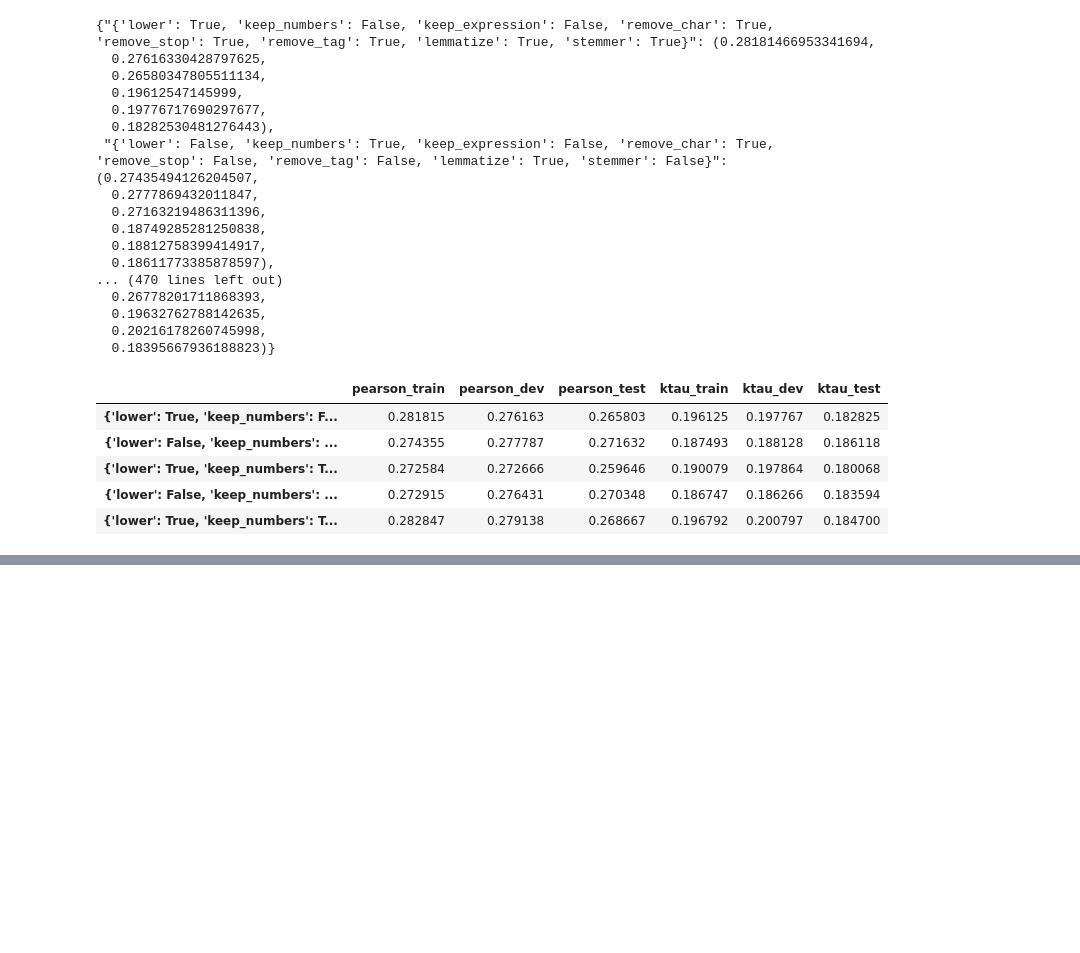
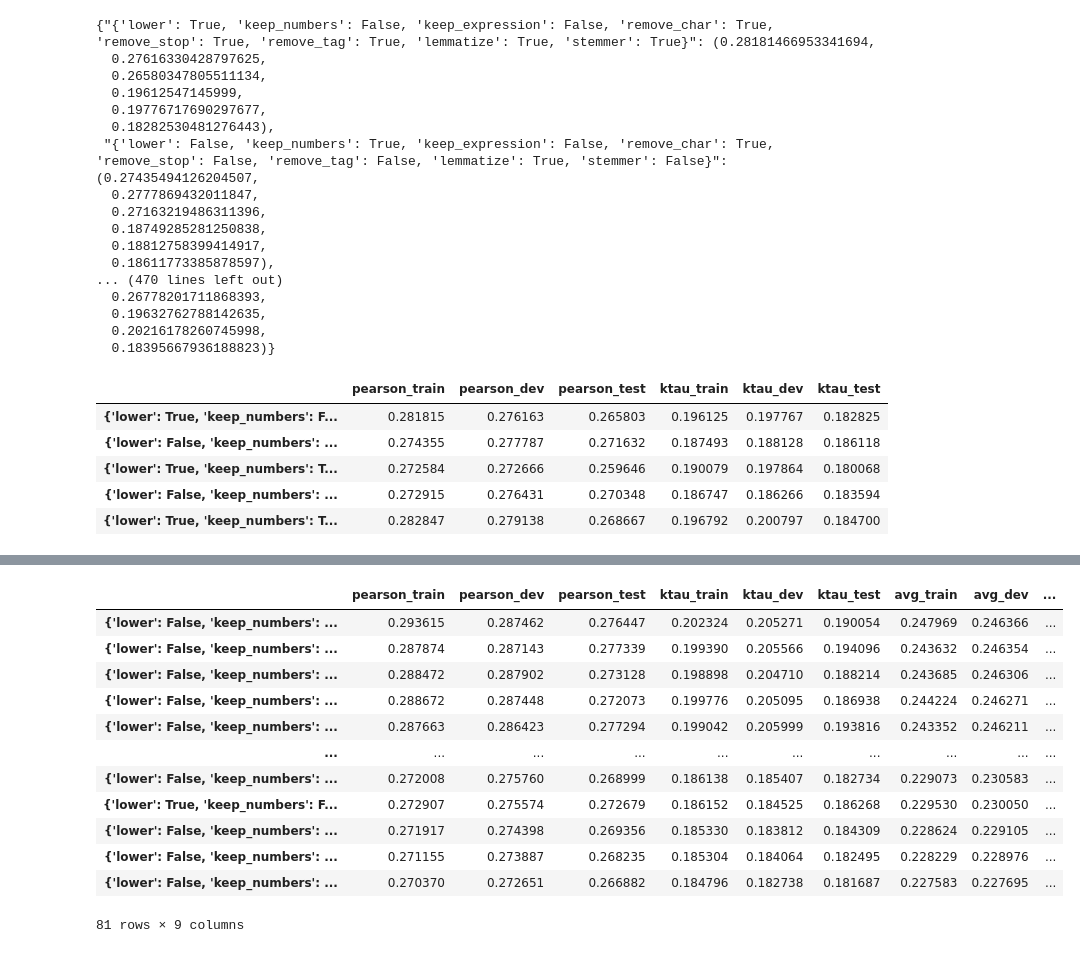
Before and after one commit to LorenzoPigozzi/TM_Project, a Jupyter notebook: Evaluating .ipynb, the cells around one changed output, grey strips where cells are left out. Drawn from its saved outputs; the diff is of its cells as text; code cells hidden in the pictures; blank space fills up the shorter version.

```diff
--- a/Evaluating .ipynb
+++ b/Evaluating .ipynb
@@ -332,0 +333,16 @@ for data_type in ['train', 'dev', 'test']:
+# %%
+results_df.sort_values(f'avg_dev', ascending = False)
+# %% [output]
+|  | pearson_train | pearson_dev | pearson_test | ktau_train | ktau_dev | ktau_test | avg_train | avg_dev | ... |
+| {'lower': False, 'keep_numbers': ... | 0.293615 | 0.287462 | 0.276447 | 0.202324 | 0.205271 | 0.190054 | 0.247969 | 0.246366 | ... |
+| {'lower': False, 'keep_numbers': ... | 0.287874 | 0.287143 | 0.277339 | 0.199390 | 0.205566 | 0.194096 | 0.243632 | 0.246354 | ... |
+| {'lower': False, 'keep_numbers': ... | 0.288472 | 0.287902 | 0.273128 | 0.198898 | 0.204710 | 0.188214 | 0.243685 | 0.246306 | ... |
+| {'lower': False, 'keep_numbers': ... | 0.288672 | 0.287448 | 0.272073 | 0.199776 | 0.205095 | 0.186938 | 0.244224 | 0.246271 | ... |
+| {'lower': False, 'keep_numbers': ... | 0.287663 | 0.286423 | 0.277294 | 0.199042 | 0.205999 | 0.193816 | 0.243352 | 0.246211 | ... |
+| ... | ... | ... | ... | ... | ... | ... | ... | ... | ... |
+| {'lower': False, 'keep_numbers': ... | 0.272008 | 0.275760 | 0.268999 | 0.186138 | 0.185407 | 0.182734 | 0.229073 | 0.230583 | ... |
+| {'lower': True, 'keep_numbers': F... | 0.272907 | 0.275574 | 0.272679 | 0.186152 | 0.184525 | 0.186268 | 0.229530 | 0.230050 | ... |
+| {'lower': False, 'keep_numbers': ... | 0.271917 | 0.274398 | 0.269356 | 0.185330 | 0.183812 | 0.184309 | 0.228624 | 0.229105 | ... |
+| {'lower': False, 'keep_numbers': ... | 0.271155 | 0.273887 | 0.268235 | 0.185304 | 0.184064 | 0.182495 | 0.228229 | 0.228976 | ... |
+| {'lower': False, 'keep_numbers': ... | 0.270370 | 0.272651 | 0.266882 | 0.184796 | 0.182738 | 0.181687 | 0.227583 | 0.227695 | ... |
+81 rows × 9 columns
```
Also changed, not shown: parts of 4 cells of this notebook, 1 other file.
